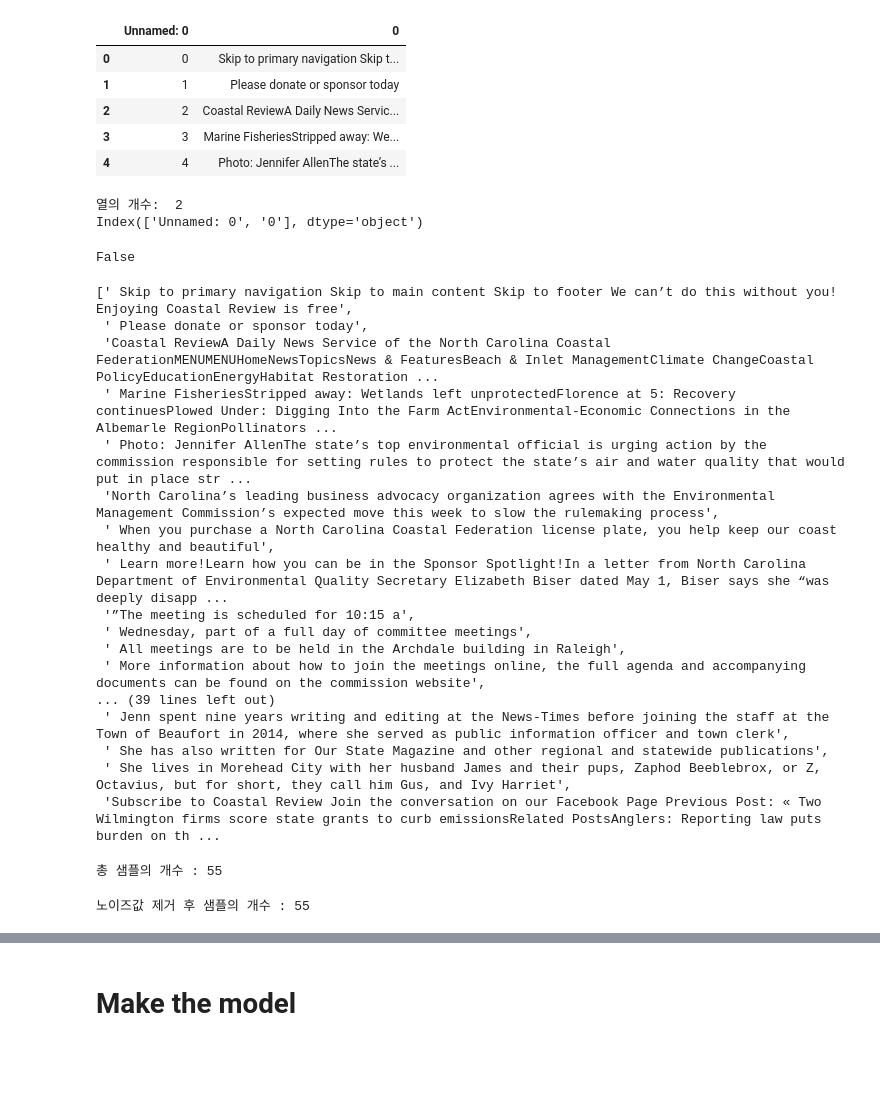
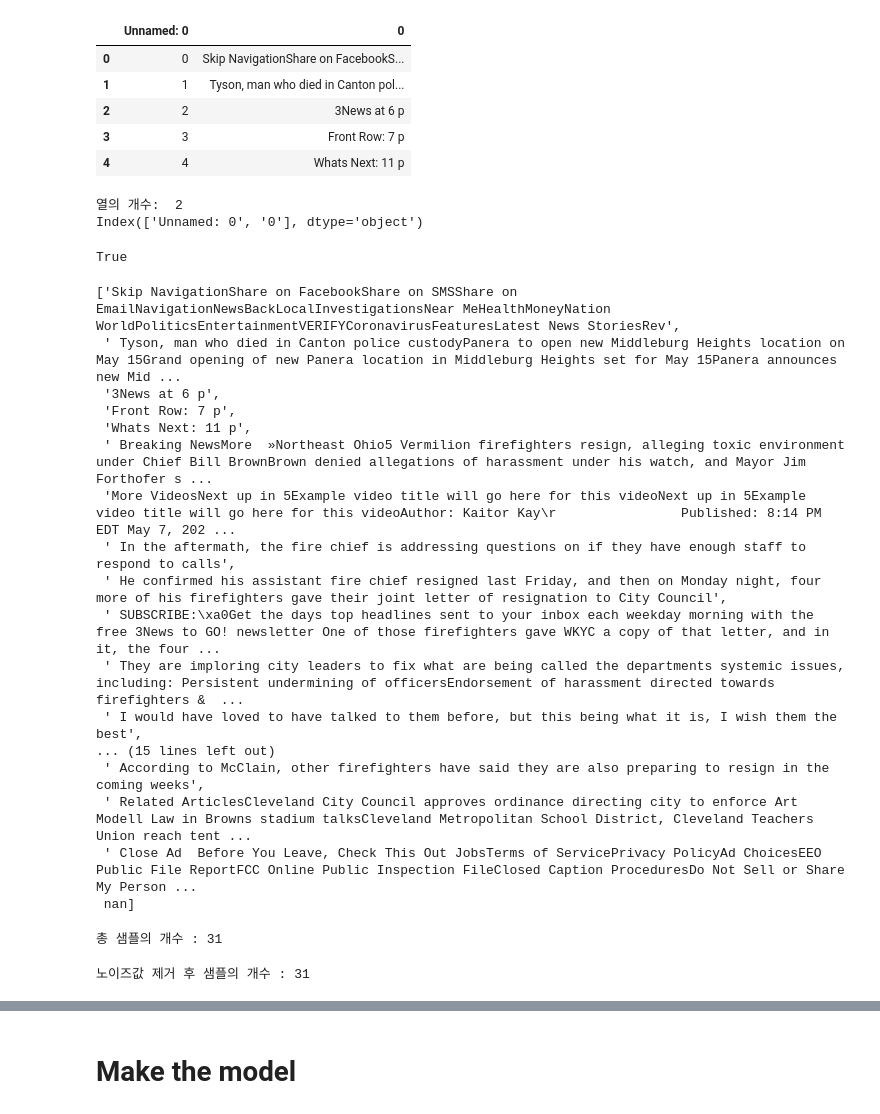
Before and after one commit to kar7mp5/MinNews, a Jupyter notebook: LSTM.ipynb, the cells around one changed output, grey strips where cells are left out. Cells and saved outputs as stored; diff of their text form; code cells hidden in the pictures; blank space fills up the shorter version.

```diff
--- a/LSTM.ipynb
+++ b/LSTM.ipynb
@@ -9,15 +9,15 @@ from tensorflow.keras.utils import to_categorical
 
 import os
 # %%
-df = pd.read_csv(f'{os.getcwd()}/data/article_contents/environment_24.csv')
+df = pd.read_csv(f'{os.getcwd()}/data/article_contents/environment_9.csv')
 df.head()
 # %% [output]
 |  | Unnamed: 0 | 0 |
-| 0 | 0 | Skip to primary navigation Skip t... |
-| 1 | 1 | Please donate or sponsor today |
-| 2 | 2 | Coastal ReviewA Daily News Servic... |
-| 3 | 3 | Marine FisheriesStripped away: We... |
-| 4 | 4 | Photo: Jennifer AllenThe state’s ... |
+| 0 | 0 | Skip NavigationShare on FacebookS... |
+| 1 | 1 | Tyson, man who died in Canton pol... |
+| 2 | 2 | 3News at 6 p |
+| 3 | 3 | Front Row: 7 p |
+| 4 | 4 | Whats Next: 11 p |
 # %%
 print('열의 개수: ', len(df.columns))
 print(df.columns)
@@ -27,39 +27,39 @@ Index(['Unnamed: 0', '0'], dtype='object')
 # %%
 print(df['0'].isnull().values.any())
 # %% [output]
-False
+True
 # %%
 headline = []
 # 헤드라인의 값들을 리스트로 저장
 headline.extend(list(df['0']))
 headline[:]
 # %% [output]
-[' Skip to primary navigation Skip to main content Skip to footer We can’t do this without you! Enjoying Coastal Review is free',
- ' Please donate or sponsor today',
- 'Coastal ReviewA Daily News Service of the North Carolina Coastal FederationMENUMENUHomeNewsTopicsNews & FeaturesBeach & Inlet ManagementClimate ChangeCoastal PolicyEducationEnergyHabitat Restoration ...
- ' Marine FisheriesStripped away: Wetlands left unprotectedFlorence at 5: Recovery continuesPlowed Under: Digging Into the Farm ActEnvironmental-Economic Connections in the Albemarle RegionPollinators ...
- ' Photo: Jennifer AllenThe state’s top environmental official is urging action by the commission responsible for setting rules to protect the state’s air and water quality that would put in place str ...
- 'North Carolina’s leading business advocacy organization agrees with the Environmental Management Commission’s expected move this week to slow the rulemaking process',
- ' When you purchase a North Carolina Coastal Federation license plate, you help keep our coast healthy and beautiful',
- ' Learn more!Learn how you can be in the Sponsor Spotlight!In a letter from North Carolina Department of Environmental Quality Secretary Elizabeth Biser dated May 1, Biser says she “was deeply disapp ...
- '”The meeting is scheduled for 10:15 a',
- ' Wednesday, part of a full day of committee meetings',
- ' All meetings are to be held in the Archdale building in Raleigh',
- ' More information about how to join the meetings online, the full agenda and accompanying documents can be found on the commission website',
-... (39 lines left out)
- ' Jenn spent nine years writing and editing at the News-Times before joining the staff at the Town of Beaufort in 2014, where she served as public information officer and town clerk',
- ' She has also written for Our State Magazine and other regional and statewide publications',
- ' She lives in Morehead City with her husband James and their pups, Zaphod Beeblebrox, or Z, Octavius, but for short, they call him Gus, and Ivy Harriet',
- 'Subscribe to Coastal Review Join the conversation on our Facebook Page Previous Post: « Two Wilmington firms score state grants to curb emissionsRelated PostsAnglers: Reporting law puts burden on th ...
+['Skip NavigationShare on FacebookShare on SMSShare on EmailNavigationNewsBackLocalInvestigationsNear MeHealthMoneyNation WorldPoliticsEntertainmentVERIFYCoronavirusFeaturesLatest News StoriesRev',
+ ' Tyson, man who died in Canton police custodyPanera to open new Middleburg Heights location on May 15Grand opening of new Panera location in Middleburg Heights set for May 15Panera announces new Mid ...
+ '3News at 6 p',
+ 'Front Row: 7 p',
+ 'Whats Next: 11 p',
+ ' Breaking NewsMore  »Northeast Ohio5 Vermilion firefighters resign, alleging toxic environment under Chief Bill BrownBrown denied allegations of harassment under his watch, and Mayor Jim Forthofer s ...
+ 'More VideosNext up in 5Example video title will go here for this videoNext up in 5Example video title will go here for this videoAuthor: Kaitor Kay\r                Published: 8:14 PM EDT May 7, 202 ...
+ ' In the aftermath, the fire chief is addressing questions on if they have enough staff to respond to calls',
+ ' He confirmed his assistant fire chief resigned last Friday, and then on Monday night, four more of his firefighters gave their joint letter of resignation to City Council',
+ ' SUBSCRIBE:\xa0Get the days top headlines sent to your inbox each weekday morning with the free 3News to GO! newsletter One of those firefighters gave WKYC a copy of that letter, and in it, the four ...
+ ' They are imploring city leaders to fix what are being called the departments systemic issues, including: Persistent undermining of officersEndorsement of harassment directed towards firefighters &  ...
+ ' I would have loved to have talked to them before, but this being what it is, I wish them the best',
+... (15 lines left out)
+ ' According to McClain, other firefighters have said they are also preparing to resign in the coming weeks',
+ ' Related ArticlesCleveland City Council approves ordinance directing city to enforce Art Modell Law in Browns stadium talksCleveland Metropolitan School District, Cleveland Teachers Union reach tent ...
+ ' Close Ad  Before You Leave, Check This Out JobsTerms of ServicePrivacy PolicyAd ChoicesEEO Public File ReportFCC Online Public Inspection FileClosed Caption ProceduresDo Not Sell or Share My Person ...
+ nan]
 # %%
 print('총 샘플의 개수 : {}'.format(len(headline)))
 # %% [output]
-총 샘플의 개수 : 55
+총 샘플의 개수 : 31
 # %%
 headline = [word for word in headline if word != "Unknown"]
 print("노이즈값 제거 후 샘플의 개수 : {}".format(len(headline)))
 # %% [output]
-노이즈값 제거 후 샘플의 개수 : 55
+노이즈값 제거 후 샘플의 개수 : 31
 # %%
 headline[:5]
 # %% [output]
```
Also changed, not shown: parts of 10 cells of this notebook, 2 other files.
